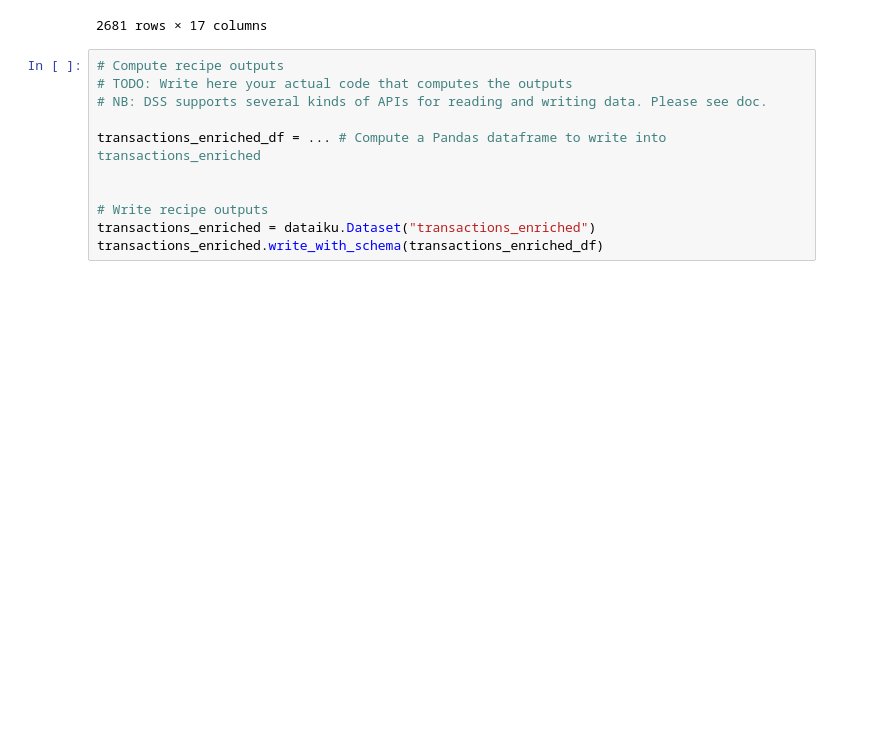
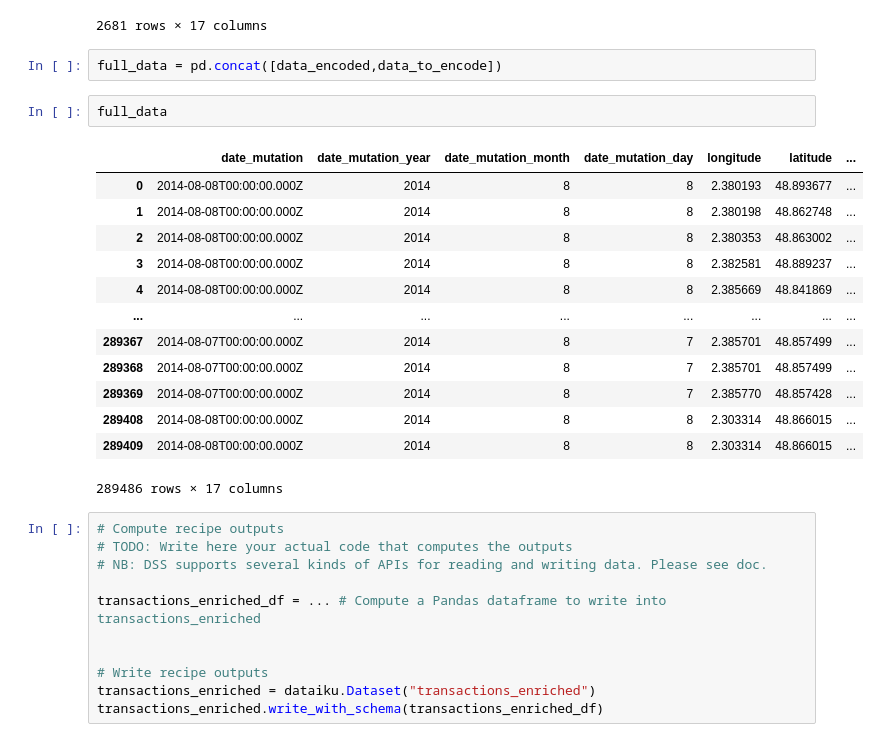
Before and after one commit to nathanbry2/dss-realestate, a Jupyter notebook: ipython_notebooks/notebook editor for compute_transactions_enriched.ipynb, the cells around one changed output. Saved outputs shown, nothing was run; the diff lists cells and outputs as text; blank space fills up the shorter version.

```diff
--- a/ipython_notebooks/notebook editor for compute_transactions_enriched.ipynb
+++ b/ipython_notebooks/notebook editor for compute_transactions_enriched.ipynb
@@ -92,6 +92,24 @@ data_to_encode
 | 289408 | 2014-08-08T00:00:00.000Z | 2014 | 8 | 8 | 2.303314 | 48.866015 | ... |
 | 289409 | 2014-08-08T00:00:00.000Z | 2014 | 8 | 8 | 2.303314 | 48.866015 | ... |
 2681 rows × 17 columns
+# %%
+full_data = pd.concat([data_encoded,data_to_encode])
+# %%
+full_data
+# %% [output]
+|  | date_mutation | date_mutation_year | date_mutation_month | date_mutation_day | longitude | latitude | ... |
+| 0 | 2014-08-08T00:00:00.000Z | 2014 | 8 | 8 | 2.380193 | 48.893677 | ... |
+| 1 | 2014-08-08T00:00:00.000Z | 2014 | 8 | 8 | 2.380198 | 48.862748 | ... |
+| 2 | 2014-08-08T00:00:00.000Z | 2014 | 8 | 8 | 2.380353 | 48.863002 | ... |
+| 3 | 2014-08-08T00:00:00.000Z | 2014 | 8 | 8 | 2.382581 | 48.889237 | ... |
+| 4 | 2014-08-08T00:00:00.000Z | 2014 | 8 | 8 | 2.385669 | 48.841869 | ... |
+| ... | ... | ... | ... | ... | ... | ... | ... |
+| 289367 | 2014-08-07T00:00:00.000Z | 2014 | 8 | 7 | 2.385701 | 48.857499 | ... |
+| 289368 | 2014-08-07T00:00:00.000Z | 2014 | 8 | 7 | 2.385701 | 48.857499 | ... |
+| 289369 | 2014-08-07T00:00:00.000Z | 2014 | 8 | 7 | 2.385770 | 48.857428 | ... |
+| 289408 | 2014-08-08T00:00:00.000Z | 2014 | 8 | 8 | 2.303314 | 48.866015 | ... |
+| 289409 | 2014-08-08T00:00:00.000Z | 2014 | 8 | 8 | 2.303314 | 48.866015 | ... |
+289486 rows × 17 columns
 # %%
 # Compute recipe outputs
 # TODO: Write here your actual code that computes the outputs
```
